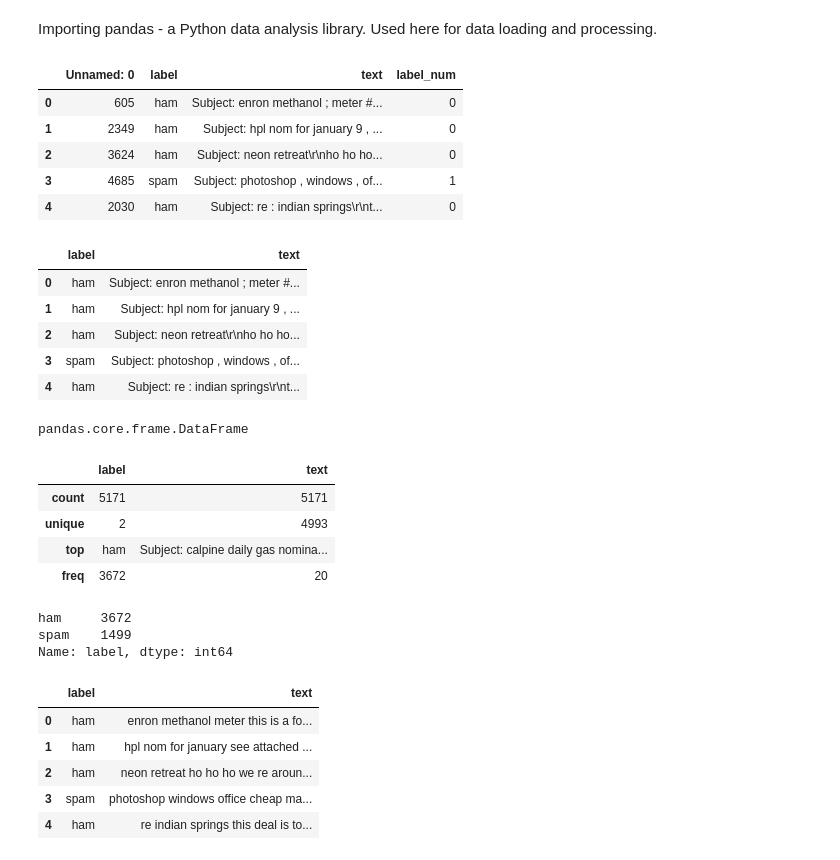
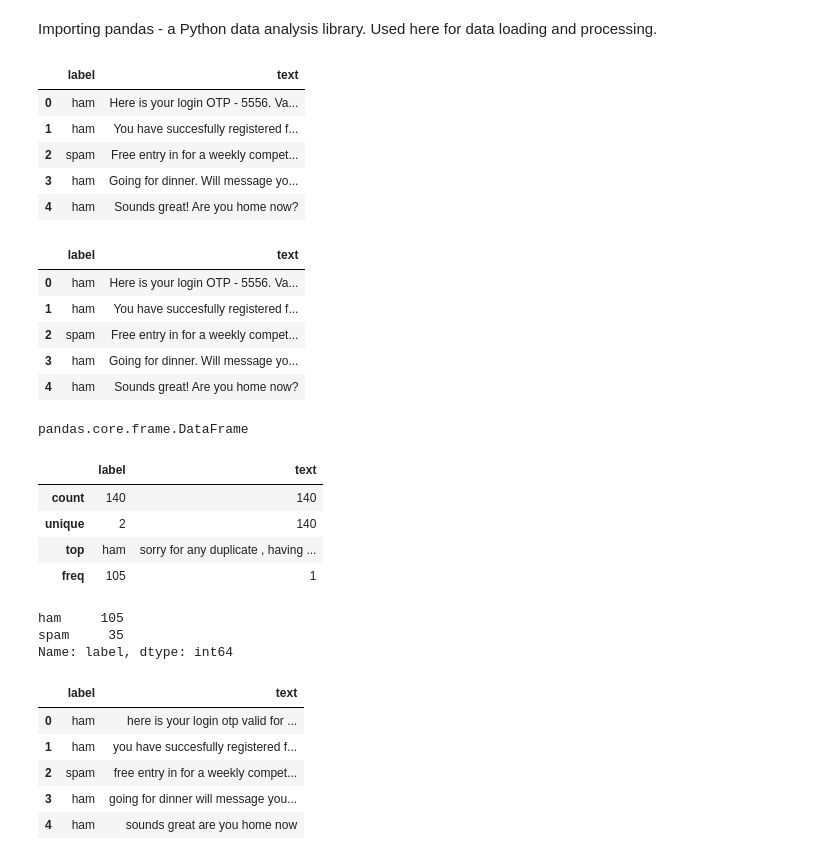
Before and after one commit to iamadityavishnu/spam-or-ham, a Jupyter notebook: spam or ham (kaggle dataset).ipynb, the cells around one changed output. Saved outputs shown, nothing was run; the diff lists cells and outputs as text; code cells hidden in the pictures.

```diff
--- a/spam or ham (kaggle dataset).ipynb
+++ b/spam or ham (kaggle dataset).ipynb
@@ -8,27 +8,27 @@ import numpy as np
 import re
 # %%
 # importing data
-data = pd.read_csv('spam_ham_dataset.csv', encoding="unicode_escape")
+data = pd.read_csv('emails_dataset.csv', encoding="unicode_escape")
 
 # display the first few entries
 data.head()
 # %% [output]
-|  | Unnamed: 0 | label | text | label_num |
-| 0 | 605 | ham | Subject: enron methanol ; meter #... | 0 |
-| 1 | 2349 | ham | Subject: hpl nom for january 9 , ... | 0 |
-| 2 | 3624 | ham | Subject: neon retreat\r\nho ho ho... | 0 |
-| 3 | 4685 | spam | Subject: photoshop , windows , of... | 1 |
-| 4 | 2030 | ham | Subject: re : indian springs\r\nt... | 0 |
+|  | label | text |
+| 0 | ham | Here is your login OTP - 5556. Va... |
+| 1 | ham | You have succesfully registered f... |
+| 2 | spam | Free entry in for a weekly compet... |
+| 3 | ham | Going for dinner. Will message yo... |
+| 4 | ham | Sounds great! Are you home now? |
 # %%
 data = data[['label', 'text']]
 data.head()
 # %% [output]
 |  | label | text |
-| 0 | ham | Subject: enron methanol ; meter #... |
-| 1 | ham | Subject: hpl nom for january 9 , ... |
-| 2 | ham | Subject: neon retreat\r\nho ho ho... |
-| 3 | spam | Subject: photoshop , windows , of... |
-| 4 | ham | Subject: re : indian springs\r\nt... |
+| 0 | ham | Here is your login OTP - 5556. Va... |
+| 1 | ham | You have succesfully registered f... |
+| 2 | spam | Free entry in for a weekly compet... |
+| 3 | ham | Going for dinner. Will message yo... |
+| 4 | ham | Sounds great! Are you home now? |
 # %%
 type(data)
 # %% [output]
@@ -38,16 +38,16 @@ pandas.core.frame.DataFrame
 data.describe()
 # %% [output]
 |  | label | text |
-| count | 5171 | 5171 |
-| unique | 2 | 4993 |
-| top | ham | Subject: calpine daily gas nomina... |
-| freq | 3672 | 20 |
+| count | 140 | 140 |
+| unique | 2 | 140 |
+| top | ham | sorry for any duplicate , having ... |
+| freq | 105 | 1 |
 # %%
 # to display the spam and ham count
 data.label.value_counts()
 # %% [output]
-ham     3672
-spam    1499
+ham     105
+spam     35
 Name: label, dtype: int64
 # %%
 # Data cleaning using regular expression to match words only
@@ -59,11 +59,11 @@ data['text'] = data['text'].apply(lambda x: clean_data(x))
 data.head()
 # %% [output]
 |  | label | text |
-| 0 | ham | enron methanol meter this is a fo... |
-| 1 | ham | hpl nom for january see attached ... |
-| 2 | ham | neon retreat ho ho ho we re aroun... |
-| 3 | spam | photoshop windows office cheap ma... |
-| 4 | ham | re indian springs this deal is to... |
+| 0 | ham | here is your login otp valid for ... |
+| 1 | ham | you have succesfully registered f... |
+| 2 | spam | free entry in for a weekly compet... |
+| 3 | ham | going for dinner will message you... |
+| 4 | ham | sounds great are you home now |
 # %%
 from sklearn.model_selection import train_test_split
 # %%
```
Also changed, not shown: parts of 13 cells of this notebook, 4 other files.
